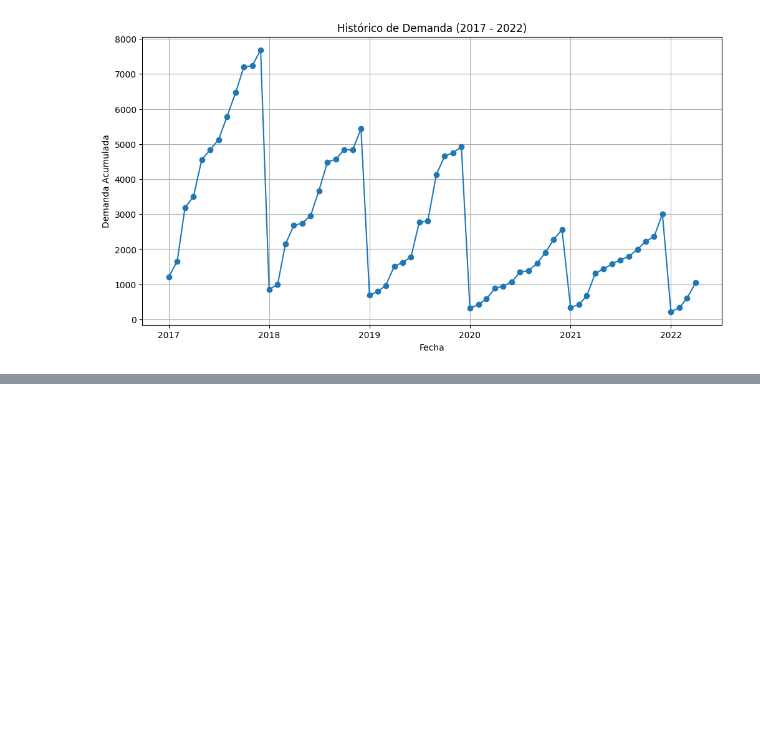
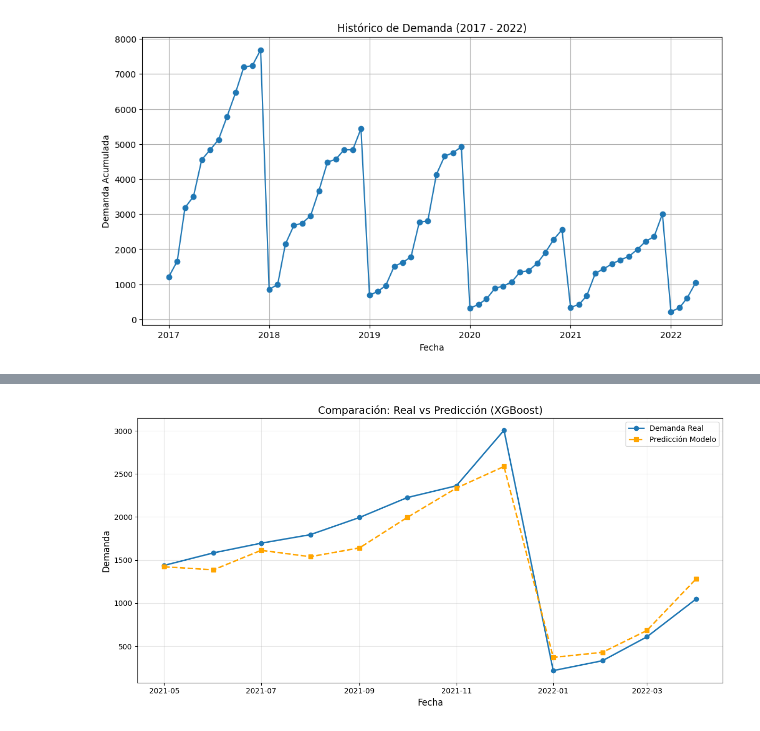
Before and after one commit to zBrianV7/Prueba_tecnica_summa_ml, a Jupyter notebook: notebooks/modelo_series_tiempo.ipynb, the cells around one changed output, grey strips where cells are left out. Saved outputs shown, nothing was run; the diff lists cells and outputs as text; code cells hidden in the pictures; blank space fills up the shorter version.

```diff
--- a/notebooks/modelo_series_tiempo.ipynb
+++ b/notebooks/modelo_series_tiempo.ipynb
@@ -228 +217,27 @@ plt.show()
+# %%
+import matplotlib.pyplot as plt
+
+def graficar_resultados(df_test, y_preds, titulo="Comparación: Real vs Predicción (XGBoost)"):
+    plt.figure(figsize=(12, 6))
+
+    # Graficar valores reales
+    plt.plot(df_test["year_month"], df_test["Demand"],
+             marker='o', label="Demanda Real", linewidth=2)
+
+    # Graficar predicciones
+    plt.plot(df_test["year_month"], y_preds,
+             marker='s', linestyle='--', label="Predicción Modelo", color='orange', linewidth=2)
+
+    plt.title(titulo, fontsize=14)
+    plt.xlabel("Fecha", fontsize=12)
+    plt.ylabel("Demanda", fontsize=12)
+    plt.legend()
+    plt.grid(True, alpha=0.3)
+    plt.tight_layout()
+    plt.show()
+
+# Llamada a la función
+graficar_resultados(df_res, y_preds)
+# %% [output]
+[figure, added]
 # %%
```
Also changed, not shown: parts of 10 cells of this notebook, 3 other files.
